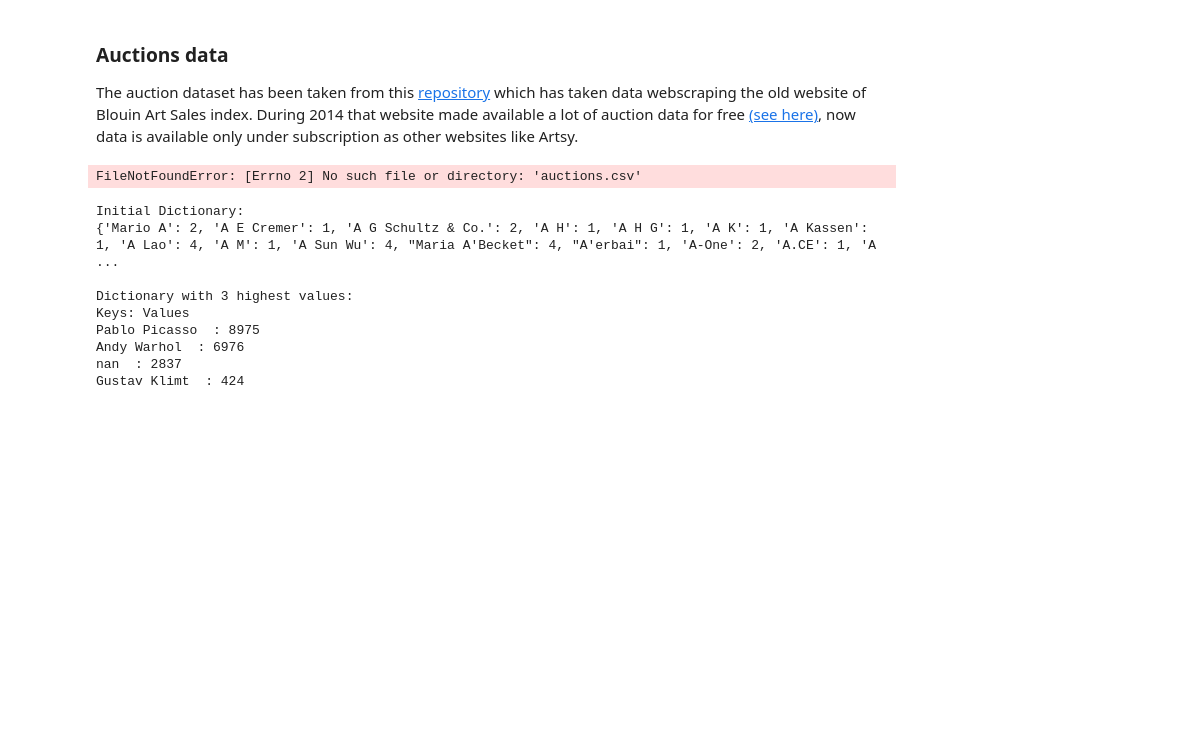
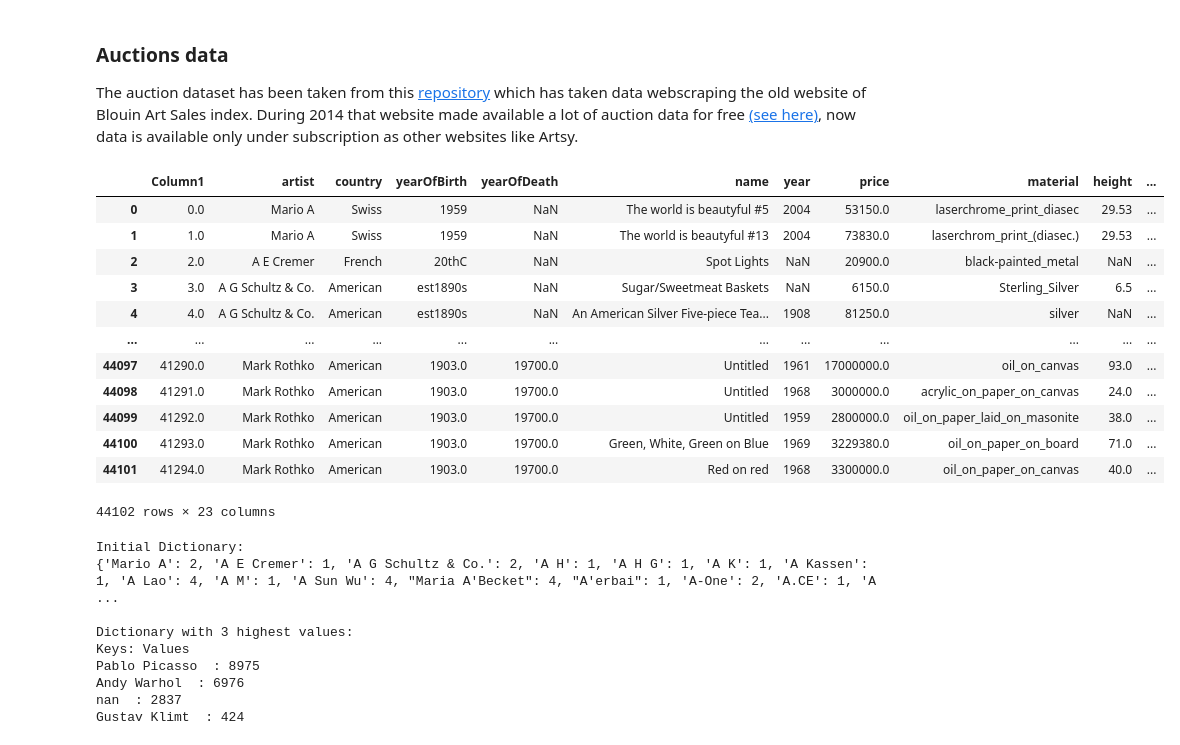
Before and after one commit to giorgiacrosilla/reputationera, a Jupyter notebook: scripts/data_analysis_and_cleaning/viz/auction_data_danieles_version.ipynb, the cells around one changed output. Drawn from its saved outputs; the diff is of its cells as text; code cells hidden in the pictures; blank space fills up the shorter version.

```diff
--- a/scripts/data_analysis and cleaning/viz/auction_data_danieles_version.ipynb
+++ b/scripts/data_analysis_and_cleaning/viz/auction_data_danieles_version.ipynb
@@ -5,11 +5,23 @@ The auction dataset has been taken from this <a href="https://github.com/jasonsh
 # %%
 import pandas as pd
 pd.set_option('display.max_columns', None)
-getty2 = pd.read_csv("auctions.csv", sep=";", encoding="iso-8859-1")
+getty2 = pd.read_csv("../deKooning/auctions.csv", sep=";", encoding="iso-8859-1")
 
 getty2
 # %% [output]
+|  | Column1 | artist | country | yearOfBirth | yearOfDeath | name | year | price | material | height | ... |
+| 0 | 0.0 | Mario A | Swiss | 1959 | NaN | The world is beautyful #5 | 2004 | 53150.0 | laserchrome_print_diasec | 29.53 | ... |
+| 1 | 1.0 | Mario A | Swiss | 1959 | NaN | The world is beautyful #13 | 2004 | 73830.0 | laserchrom_print_(diasec.) | 29.53 | ... |
+| 2 | 2.0 | A E Cremer | French | 20thC | NaN | Spot Lights | NaN | 20900.0 | black-painted_metal | NaN | ... |
+| 3 | 3.0 | A G Schultz & Co. | American | est1890s | NaN | Sugar/Sweetmeat Baskets | NaN | 6150.0 | Sterling_Silver | 6.5 | ... |
+| 4 | 4.0 | A G Schultz & Co. | American | est1890s | NaN | An American Silver Five-piece Tea... | 1908 | 81250.0 | silver | NaN | ... |
+| ... | ... | ... | ... | ... | ... | ... | ... | ... | ... | ... | ... |
+| 44097 | 41290.0 | Mark Rothko | American | 1903.0 | 19700.0 | Untitled | 1961 | 17000000.0 | oil_on_canvas | 93.0 | ... |
+| 44098 | 41291.0 | Mark Rothko | American | 1903.0 | 19700.0 | Untitled | 1968 | 3000000.0 | acrylic_on_paper_on_canvas | 24.0 | ... |
+| 44099 | 41292.0 | Mark Rothko | American | 1903.0 | 19700.0 | Untitled | 1959 | 2800000.0 | oil_on_paper_laid_on_masonite | 38.0 | ... |
+| 44100 | 41293.0 | Mark Rothko | American | 1903.0 | 19700.0 | Green, White, Green on Blue | 1969 | 3229380.0 | oil_on_paper_on_board | 71.0 | ... |
+| 44101 | 41294.0 | Mark Rothko | American | 1903.0 | 19700.0 | Red on red | 1968 | 3300000.0 | oil_on_paper_on_canvas | 40.0 | ... |
-FileNotFoundError: [Errno 2] No such file or directory: 'auctions.csv'
+44102 rows × 23 columns
 # %%
 from collections import Counter
 liss = {}
```
Also changed, not shown: parts of 4 cells of this notebook, 14 other files.
